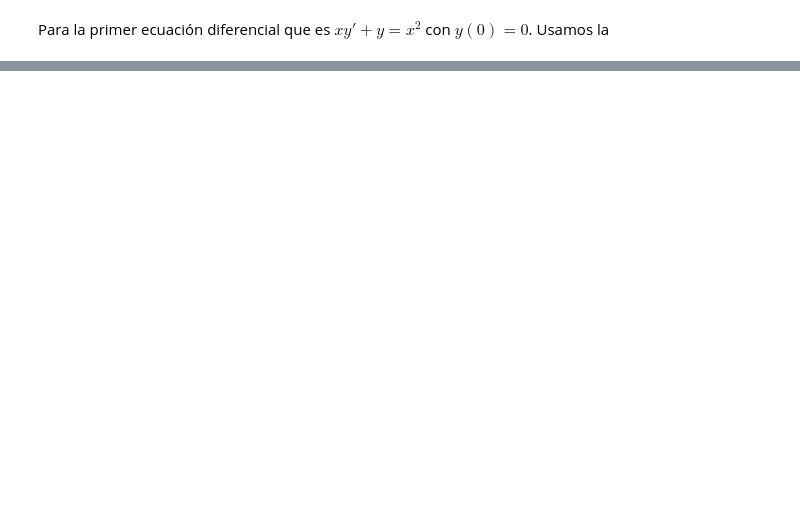
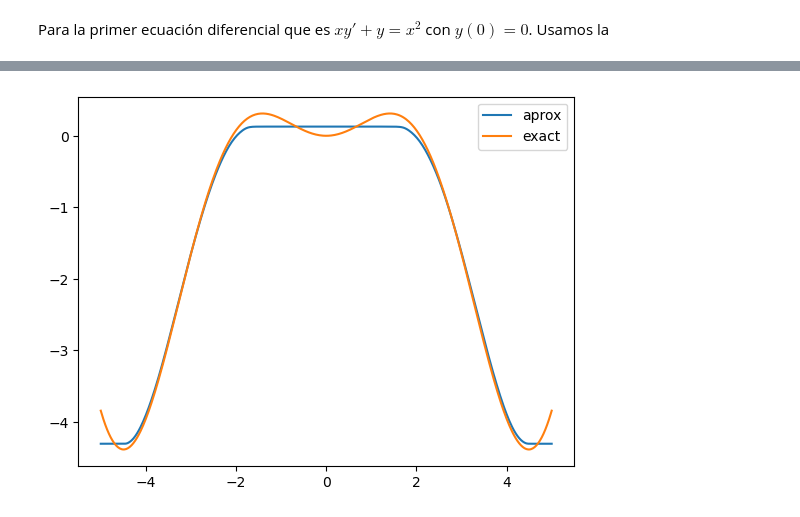
Before and after one commit to RZeusHerMun/RNAs, a Jupyter notebook: T5 - Solvers of EDOS/4. EDO solver.ipynb, the cells around one changed output, grey strips where cells are left out. Drawn from its saved outputs; the diff is of its cells as text; code cells hidden in the pictures; blank space fills up the shorter version.

```diff
--- a/T5 - Solvers of EDOS/4. EDO solver.ipynb
+++ b/T5 - Solvers of EDOS/4. EDO solver.ipynb
@@ -80,0 +100,8 @@ plt.show()
+# %%
+x_testv = tf.linspace(-5,5,500)
+a=model.predict(x_testv)
+plt.plot(x_testv,a,label="aprox")
+plt.plot(x_testv,((x**2 - 2)/x) * tf.sin(x) + 2*tf.cos(x),label="exact")
+plt.legend()
+plt.show()
+# %% [output]
@@ -80,0 +109 @@ plt.show()
+[figure, added]
```
Also changed, not shown: parts of 9 cells of this notebook.
